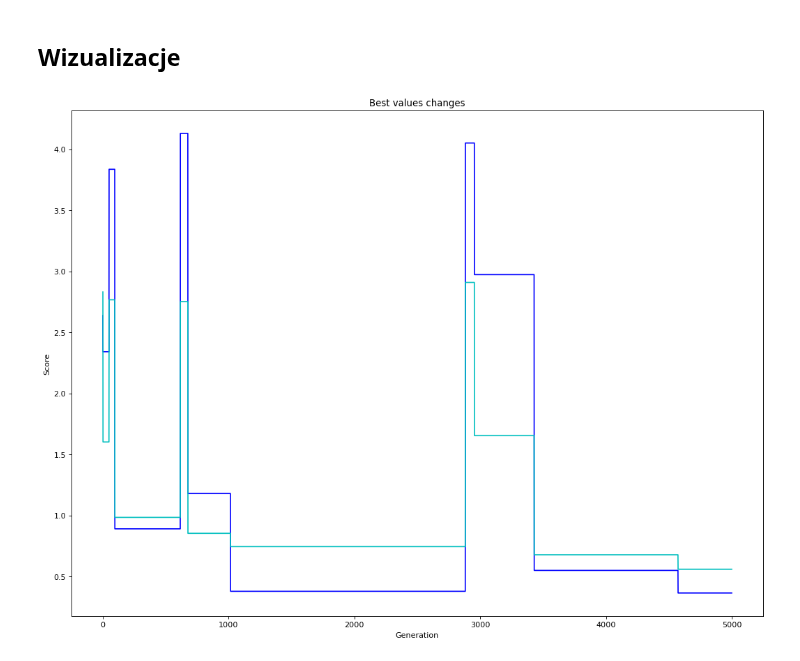
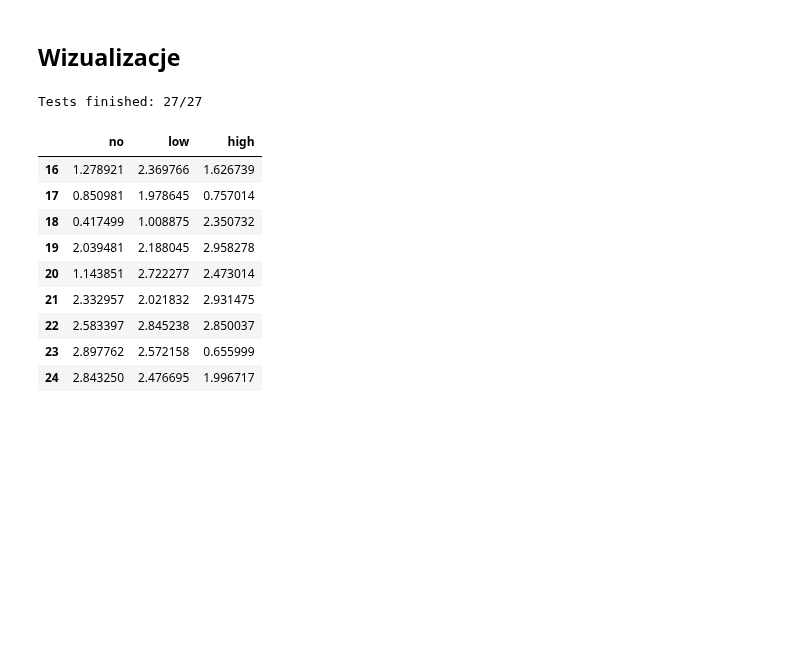
Before and after one commit to Vergenter/mswum, a Jupyter notebook: NSGA2.ipynb, the cells around one changed output. Cells and saved outputs as stored; diff of their text form; code cells hidden in the pictures; blank space fills up the shorter version.

```diff
--- a/NSGA2.ipynb
+++ b/NSGA2.ipynb
@@ -387,44 +349,44 @@ bestWeights = result[2]
 # %% [markdown]
 ## Wizualizacje
-# %%
-import matplotlib.pyplot as plt
-import numpy as np
-plt.figure(figsize=(16, 12), dpi=80)
-plt.plot(np.arange(np.array(bestScores).size), np.array(bestScores), color="b")
-plt.plot(np.arange(np.array(bestWeights).size), np.array(bestWeights), color="c")
-plt.ylabel('Score')
-plt.xlabel('Generation')
-plt.title('Best values changes')
-plt.show()
-# %% [output]
-[figure, removed]
 # %%
-def all_chromosomes(items_no):
-    chromosome_lists = [[True], [False]]
-    for i in range(items_no - 1):
-        chros_len = len(chromosome_lists)
-        for j in range(chros_len):
-            ch = chromosome_lists.pop(0)
-            ch2 = ch.copy()
-            ch.append(True)
-            ch2.append(False)
-            chromosome_lists.append(ch)
-            chromosome_lists.append(ch2)
+from pandas import DataFrame, read_csv
 
-    all_chros = []
-    for i in range(len(chromosome_lists)):
-        all_chros.append(Chromosome(items_no, selected=chromosome_lists[i]))
-    return all_chros
+max_weight = 3.0
+
+correlation_levels = ["no", "low", "high"]
+item_counts = list(range(16,25))
+
+scores_v = np.zeros((len(item_counts), len(correlation_levels)))
+scores_w = np.zeros((len(item_counts), len(correlation_levels)))
+
+for i, level in enumerate(correlation_levels):
+    for j, item_count in enumerate(item_counts):
+        csv = read_csv(f"Data//{level}_correlation_{item_count}")
+        n_items = csv.shape[0]
+        values = csv.value.values
+        weights = csv.weight.values
+
+        result = test(itemsNumber=n_items, mutationProbability=0.3, generationsNumber=70, populationSize=70, maxWeight=3, v=values, w=weights)
+        bestScores = result[1]
+        bestWeights = result[2]
+
+        scores_v[j,i] = bestScores[-1]
+        scores_w[j,i] = bestWeights[-1]
+        print(f"Tests finished: {i*len(item_counts)+j+1}/{len(item_counts)*len(correlation_levels)}", end="\r")
+# %% [output]
+Tests finished: 27/27
 # %%
-def test_all(itemsNumber, maxWeight):
-    items = []
-    for i in range(itemsNumber):
-        item = Item(weights[i], values[i])
-        items.append(item)
-        print(f"{i+1}. {item}")
-
-    all_ch = all_chromosomes(16)
-    nds = NonDominatedSort(items)
-    fronts = nds.sort(NonDominatedSortChromosomeWrapper.fromChromosomes(all_ch), maxWeight)
-    return fronts[0]
+df_w = DataFrame(data=scores_w, columns=correlation_levels, index=item_counts)
+df_w
+# %% [output]
+|  | no | low | high |
+| 16 | 1.278921 | 2.369766 | 1.626739 |
+| 17 | 0.850981 | 1.978645 | 0.757014 |
+| 18 | 0.417499 | 1.008875 | 2.350732 |
+| 19 | 2.039481 | 2.188045 | 2.958278 |
+| 20 | 1.143851 | 2.722277 | 2.473014 |
+| 21 | 2.332957 | 2.021832 | 2.931475 |
+| 22 | 2.583397 | 2.845238 | 2.850037 |
+| 23 | 2.897762 | 2.572158 | 0.655999 |
+| 24 | 2.843250 | 2.476695 | 1.996717 |
 # %%
```
Also changed, not shown: parts of 6 cells of this notebook, 7 other files.
